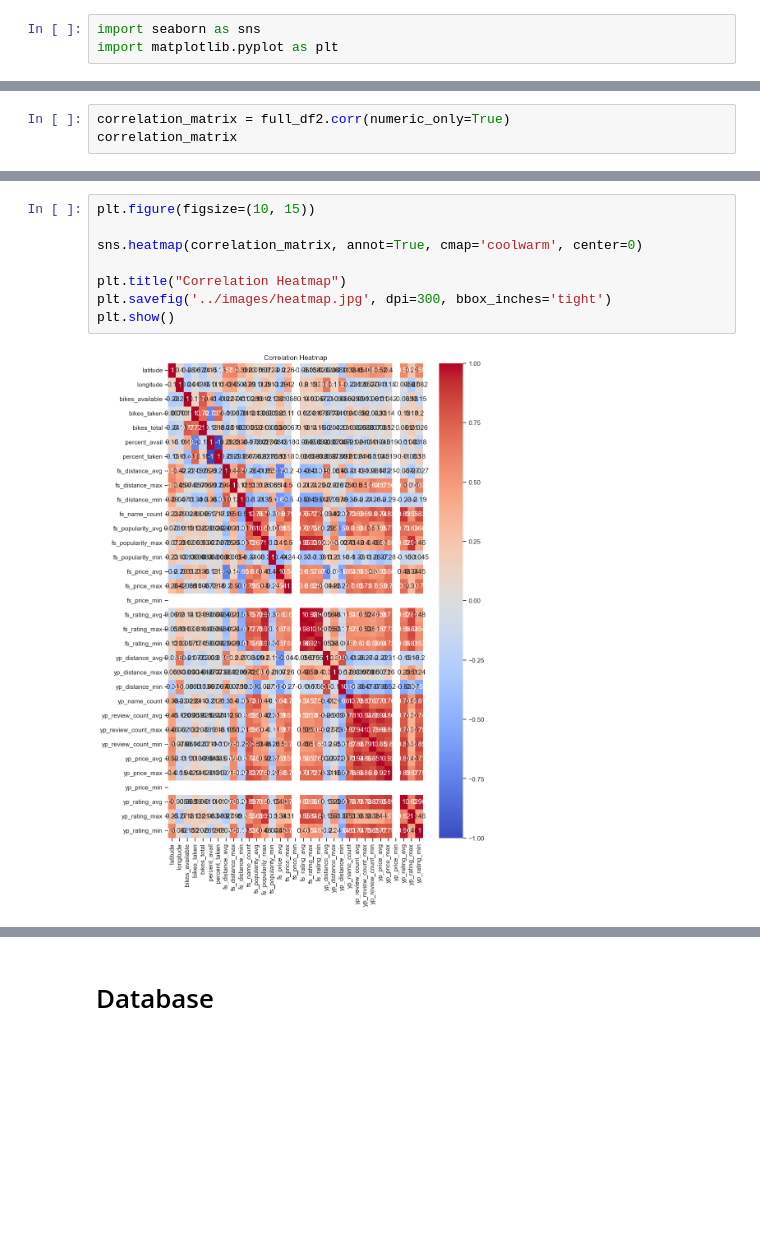
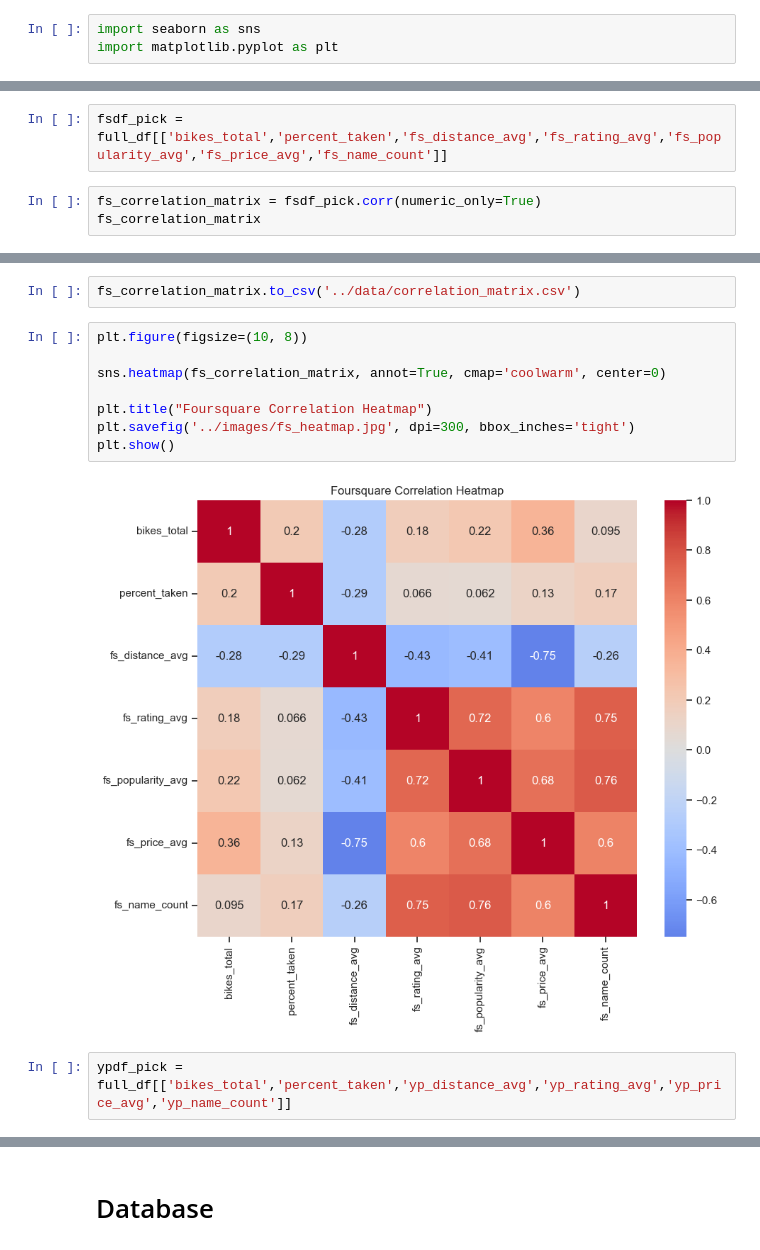
Before and after one commit to TayyubaK/Statistical-Modelling-Project, a Jupyter notebook: notebooks/joining_data.ipynb, the cells around one changed output, grey strips where cells are left out. Cells and saved outputs as stored; diff of their text form; blank space fills up the shorter version.

```diff
--- a/notebooks/joining_data.ipynb
+++ b/notebooks/joining_data.ipynb
@@ -142,4 +73,6 @@ plt.show()
+# %%
+fsdf_pick = full_df[['bikes_total','percent_taken','fs_distance_avg','fs_rating_avg','fs_popularity_avg','fs_price_avg','fs_name_count']]
 # %%
-correlation_matrix = full_df2.corr(numeric_only=True)
-correlation_matrix
+fs_correlation_matrix = fsdf_pick.corr(numeric_only=True)
+fs_correlation_matrix
 # %% [output]
@@ -164,10 +87,14 @@ correlation_matrix
+# %%
+fs_correlation_matrix.to_csv('../data/correlation_matrix.csv')
 # %%
-plt.figure(figsize=(10, 15))
+plt.figure(figsize=(10, 8))
 
-sns.heatmap(correlation_matrix, annot=True, cmap='coolwarm', center=0)
+sns.heatmap(fs_correlation_matrix, annot=True, cmap='coolwarm', center=0)
 
-plt.title("Correlation Heatmap")
-plt.savefig('../images/heatmap.jpg', dpi=300, bbox_inches='tight')
+plt.title("Foursquare Correlation Heatmap")
+plt.savefig('../images/fs_heatmap.jpg', dpi=300, bbox_inches='tight')
 plt.show()
 # %% [output]
-[figure, old version]
+[figure, new version]
+# %%
+ypdf_pick = full_df[['bikes_total','percent_taken','yp_distance_avg','yp_rating_avg','yp_price_avg','yp_name_count']]
```
Also changed, not shown: parts of 19 cells of this notebook.
